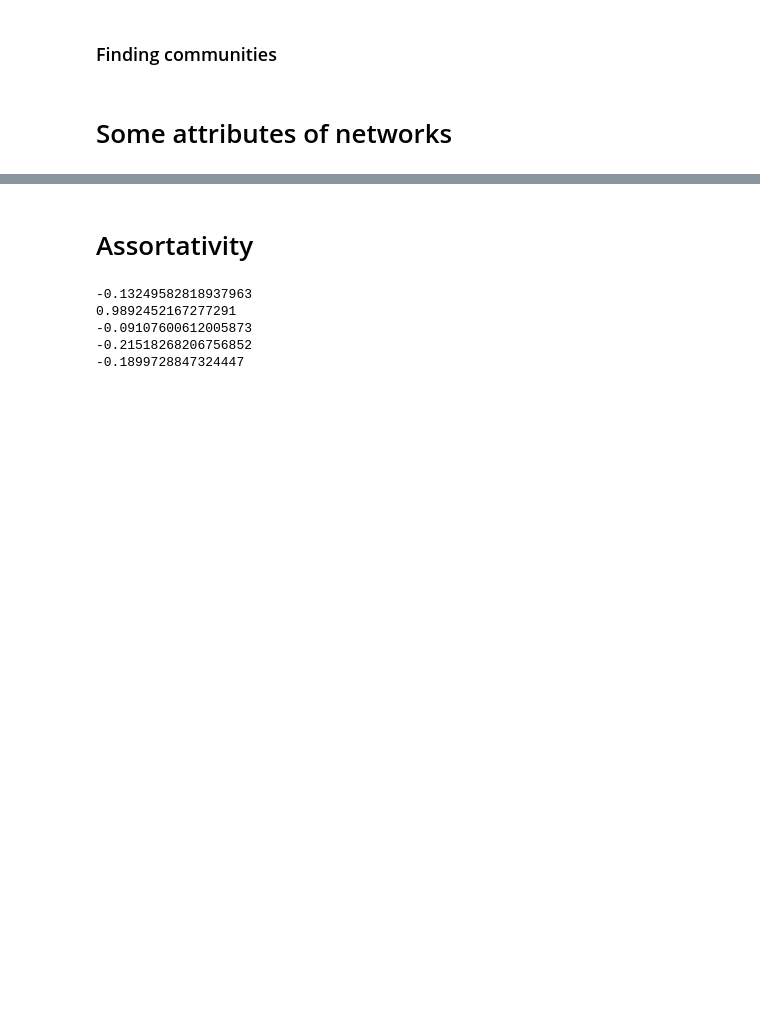
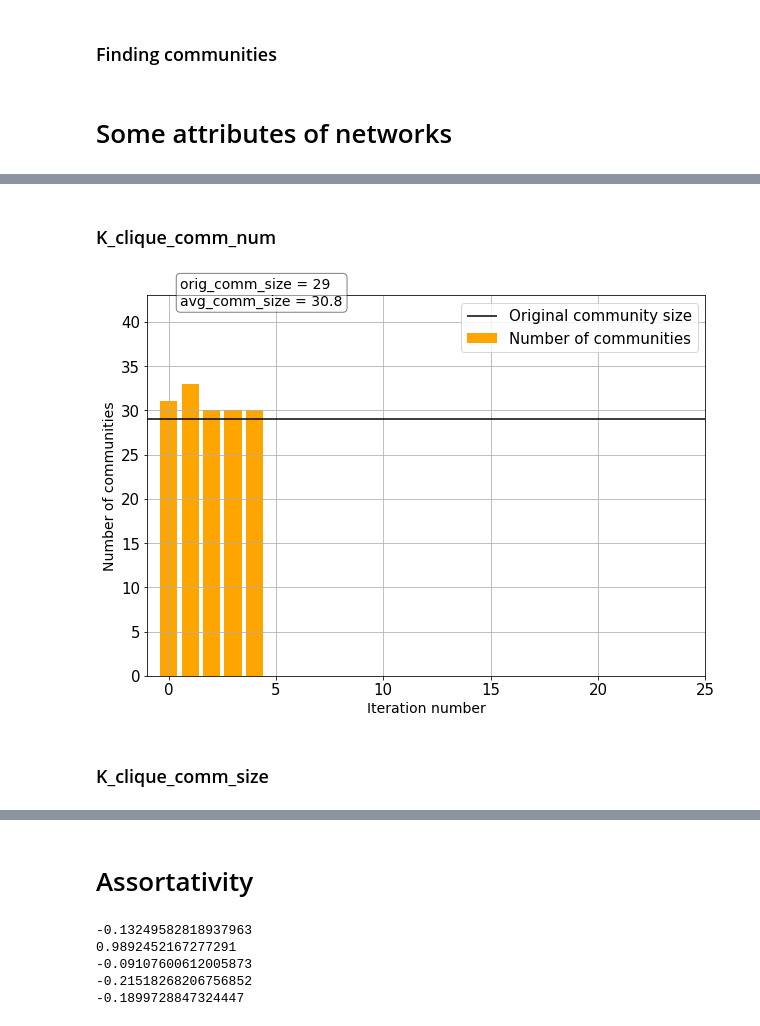
Before and after one commit to domonkoshaffner/network_visualisation, a Jupyter notebook: main_project_network.ipynb, the cells around one changed output, grey strips where cells are left out. Drawn from its saved outputs; the diff is of its cells as text; code cells hidden in the pictures; blank space fills up the shorter version.

Commit message:
Add config model communities properties

```diff
--- a/main_project_network.ipynb
+++ b/main_project_network.ipynb
@@ -1627,0 +1541,45 @@ Calculating best minimal value for power law fit
+# %% [markdown]
+### K_clique_comm_num
+# %%
+# Iterating through n iterations and calculating the differe k_clique communitie numbers and avg. sizes
+
+trans_k_clique_com_num_list = []
+
+iter_num = 5
+
+for i in range(0,iter_num):
+    trans_config_model_graph = nx.generators.degree_seq.configuration_model(trans_deg_dist)
+    trans_k_clique_com_num_list.append(len(list(nx.algorithms.community.k_clique_communities(trans_config_model_graph, 2))))
+
+trans_comm_avg_size = np.mean(trans_k_clique_com_num_list)
+
+trans_k_clique_orig_comm_size = 29
+# %%
+# Plotting the results
+
+plt.figure(figsize=(10,7))
+
+plt.bar(list(range(0,iter_num)), trans_k_clique_com_num_list, color = 'orange', label = 'Number of communities')
+plt.hlines(trans_k_clique_orig_comm_size,-2,27, color = 'black', label = 'Original community size')
+
+#plt.title('Number of communities with the k_clique method', fontsize = 16)
+plt.xlabel('Iteration number', fontsize = 14)
+plt.ylabel('Number of communities', fontsize = 14)
+
+textstr = 'orig_comm_size = ' + str(trans_k_clique_orig_comm_size) + '\navg_comm_size = ' + str(round(trans_comm_avg_size,3))
+props = dict(boxstyle='round', facecolor='white', alpha=0.5)
+plt.text(0.55, 45, textstr, fontsize=14, verticalalignment='top', bbox=props)
+
+plt.ylim(0,np.max(trans_k_clique_com_num_list)+10)
+plt.xlim(-1,25)
+
+plt.legend()
+plt.grid()
+
+#plt.savefig('trans_config_k_clique_comm_sizes.jpg', dpi = 400)
+
+plt.show()
+# %% [output]
+[figure, added]
+# %% [markdown]
+### K_clique_comm_size
```
Also changed, not shown: parts of 20 cells of this notebook.
